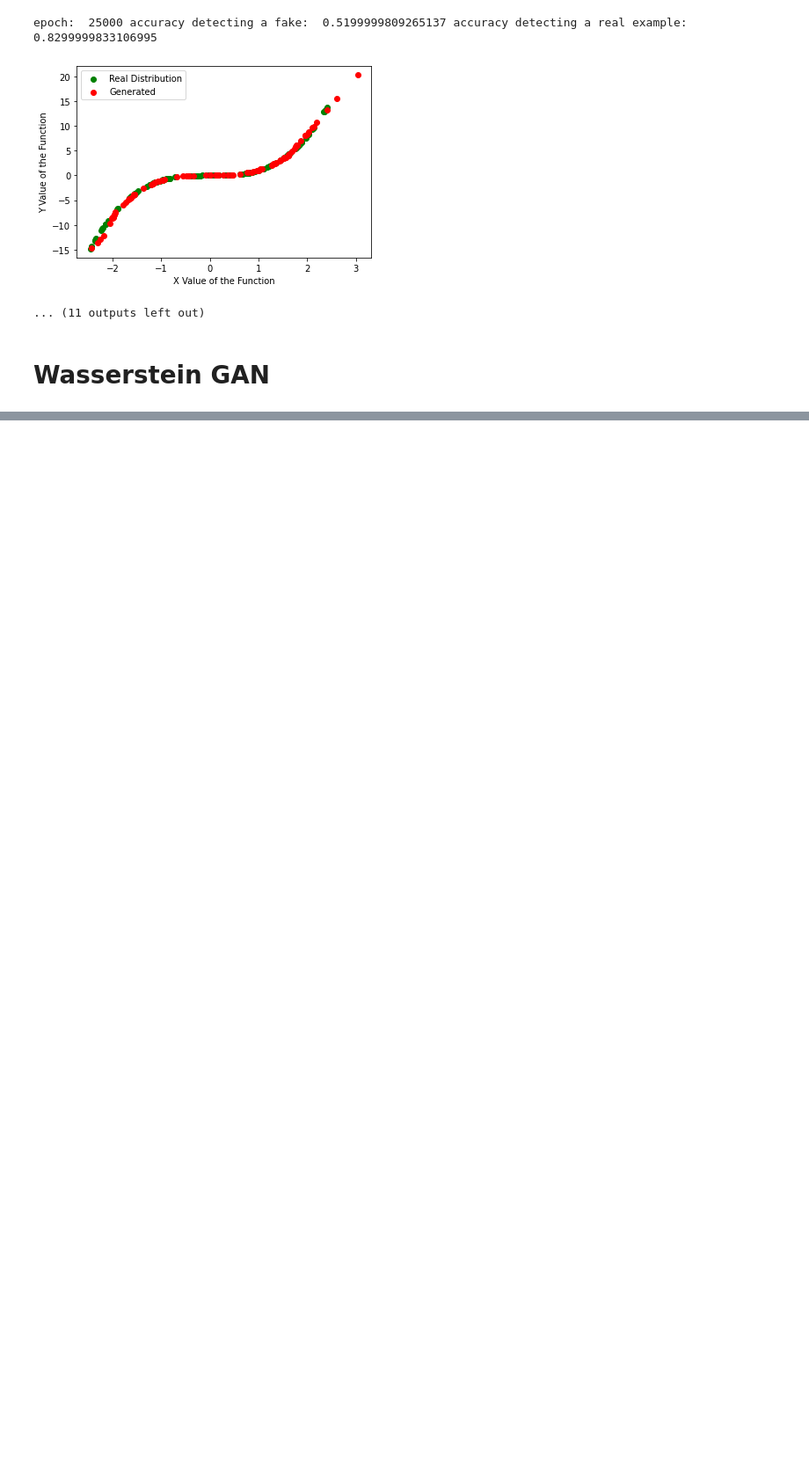
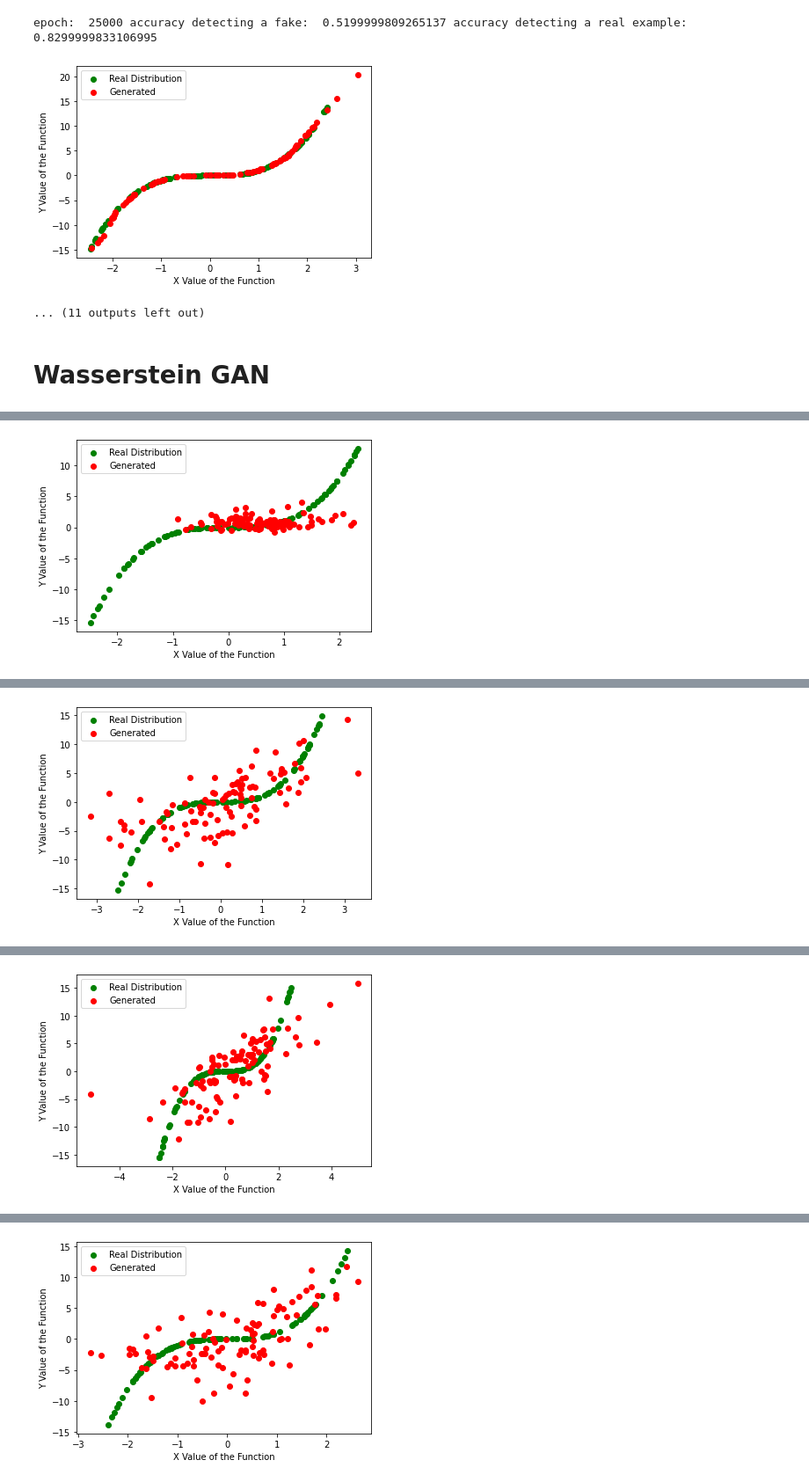
Before and after one commit to Ruanvans/GAN-time-series-implementation, a Jupyter notebook: GAN.ipynb, the cells around one changed output, grey strips where cells are left out. Shown at 88% size. Cells and saved outputs as stored; diff of their text form; code cells hidden in the pictures; blank space fills up the shorter version.

```diff
--- a/GAN.ipynb
+++ b/GAN.ipynb
@@ -343,5 +351,5 @@ epoch:  25000 accuracy detecting a fake:  0.5199999809265137 accuracy detecting
 # %% [markdown]
 # **Wasserstein GAN**
 # %%
-def wasserstein_loss(ytrue, ypred):
-  return backend.mean(ytrue) * backend.mean(ypred)
+def Wasserstein_loss(y_true, y_pred):
+  return backend.mean(y_true) * backend.mean(y_pred)
@@ -349,0 +471,42 @@ def Gradient_clipping(Constraint):
+# %%
+def Wasserstein_training_method(gen_architecture, dis_architecture, gan_architecture, latent, epochs=25000, discriminator_update=5, batch_size=128, snapshot_value=5000):
+
+  update = int(batch_size/2)
+  gan_loss , discriminator_loss_real, discriminator_loss_fake = list(), list(), list()
+
+  for i in range(epochs):
+
+    discriminator_loss_real_temp, discriminator_loss_fake_temp = list(), list()
+
+    for _ in range(discriminator_update):
+
+      example_real, label_real = Wasserstein_real_examples(update)
+      example_fake, label_fake = Wasserstein_fake_examples(gen_architecture, latent, update)
+
+      discriminator_history_real_temp = dis_architecture.train_on_batch(example_real, label_real)
+      discriminator_history_fake_temp = dis_architecture.train_on_batch(example_fake, label_fake)
+
+      discriminator_loss_real_temp.append((discriminator_history_real_temp))
+      discriminator_loss_fake_temp.append((discriminator_history_fake_temp))
+
+    discriminator_loss_real.append(np.mean(discriminator_loss_real_temp))
+    discriminator_loss_fake.append(np.mean(discriminator_loss_fake_temp))
+
+    gan_input = Wasserstein_latent_points(latent, batch_size)
+    gan_labels = -ones((batch_size,1))
+    gan_history = gan_architecture.train_on_batch(gan_input, gan_labels)
+
+    gan_loss.append(np.mean(gan_history))
+
+    if ((i+1) == 1 or (i+1) % snapshot_value ==0):
+      Wasserstein_snapshot(i,gen_architecture,dis_architecture,latent)
+
+  loss_visualisation(gan_loss, discriminator_loss_real, discriminator_loss_fake)
+# %%
+latent = 5
+gen = Wasserstein_gen_method(latent)
+dis = Wasserstein_dis_method()
+gan_architecture = Wasserstein_gan_method(gen,dis)
+
+Wasserstein_training_method(gen, dis, gan_architecture, latent)
+# %% [output]
@@ -349,0 +514 @@ def Gradient_clipping(Constraint):
+[figure, added]
@@ -349,0 +516 @@ def Gradient_clipping(Constraint):
+[figure, added]
@@ -349,0 +518 @@ def Gradient_clipping(Constraint):
+[figure, added]
@@ -349,0 +520 @@ def Gradient_clipping(Constraint):
+[figure, added]
```
Also changed, not shown: parts of 9 cells of this notebook.
